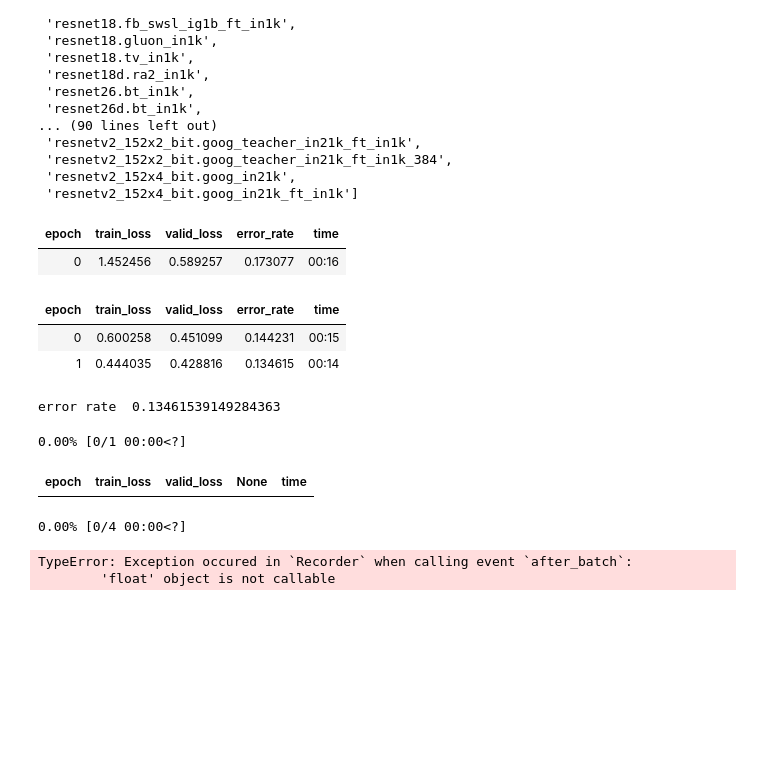
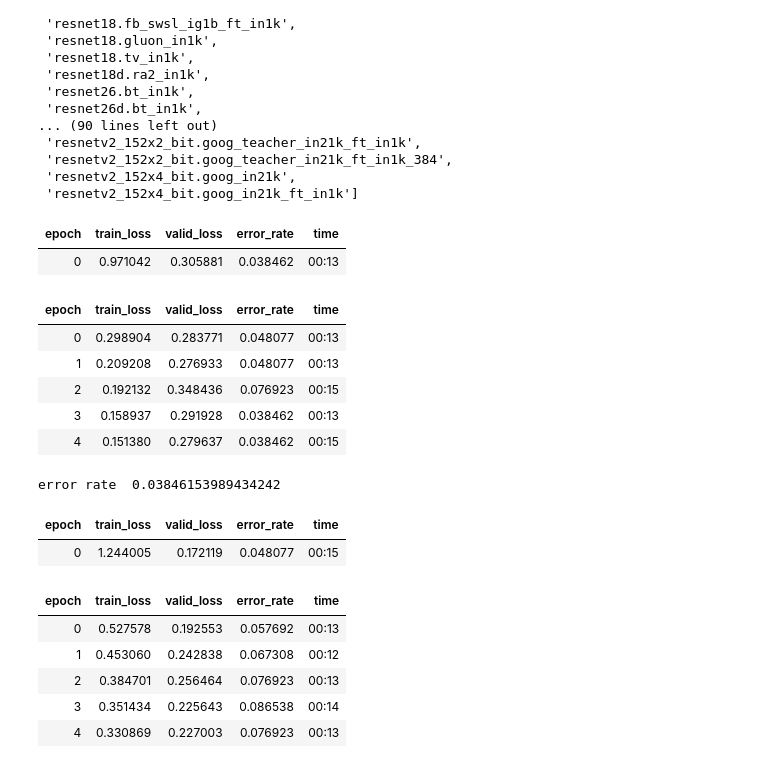
Before and after one commit to jffist/fastai22, a Jupyter notebook: clean/02_2_bears_with_timm.ipynb, the cells around one changed output. Cells and saved outputs as stored; diff of their text form; code cells hidden in the pictures; blank space fills up the shorter version.

```diff
--- a/clean/02_2_bears_with_timm.ipynb
+++ b/clean/02_2_bears_with_timm.ipynb
@@ -100,8 +101,8 @@ dls.valid.show_batch(max_n=4, nrows=1)
 # %% [markdown]
 ## Training Your Model, and Using It to Clean Your Data
 # %%
-#bears = bears.new(item_tfms=RandomResizedCrop(64, min_scale=0.5), batch_tfms=aug_transforms())
-#dls = bears.dataloaders(path, bs=32)
+bears = bears.new(item_tfms=RandomResizedCrop(128, min_scale=0.5), batch_tfms=aug_transforms())
+dls = bears.dataloaders(path, bs=32)
 # %% [markdown]
 # Experiment with different kind of models
 # %%
@@ -129,27 +130,33 @@ timm.list_models('resnet*', pretrained=True)
  'resnetv2_152x4_bit.goog_in21k',
  'resnetv2_152x4_bit.goog_in21k_ft_in1k']
 # %%
-learn = vision_learner(dls, resnet18, metrics=error_rate)
-learn.fine_tune(2)
-metrics = learn.recorder.values
-error_rate = metrics[-1][-1]
-print("error rate ", error_rate)
+learn1 = vision_learner(dls, resnet18, metrics=error_rate)
+learn1.fine_tune(5)
+metrics1 = learn1.recorder.values
+error_rate1 = metrics1[-1][-1]
+print("error rate ", error_rate1)
 # %% [output]
 | epoch | train_loss | valid_loss | error_rate | time |
-| 0 | 1.452456 | 0.589257 | 0.173077 | 00:16 |
+| 0 | 0.971042 | 0.305881 | 0.038462 | 00:13 |
 | epoch | train_loss | valid_loss | error_rate | time |
-| 0 | 0.600258 | 0.451099 | 0.144231 | 00:15 |
-| 1 | 0.444035 | 0.428816 | 0.134615 | 00:14 |
+| 0 | 0.298904 | 0.283771 | 0.048077 | 00:13 |
+| 1 | 0.209208 | 0.276933 | 0.048077 | 00:13 |
+| 2 | 0.192132 | 0.348436 | 0.076923 | 00:15 |
+| 3 | 0.158937 | 0.291928 | 0.038462 | 00:13 |
+| 4 | 0.151380 | 0.279637 | 0.038462 | 00:15 |
-error rate  0.13461539149284363
+error rate  0.03846153989434242
 # %%
-learn = vision_learner(dls, 'resnet34.a1_in1k', metrics=error_rate)
-learn.fine_tune(2)
-#metrics = learn.recorder.values
-#error_rate = metrics[-1][-1]
-#print("error rate ", error_rate)
+learn2 = vision_learner(dls, 'resnet34.a1_in1k', metrics=error_rate)
+learn2.fine_tune(5)
+metrics2 = learn2.recorder.values
+error_rate2 = metrics2[-1][-1]
+print("error rate ", error_rate2)
 # %% [output]
-0.00% [0/1 00:00<?]
-| epoch | train_loss | valid_loss | None | time |
+| epoch | train_loss | valid_loss | error_rate | time |
+| 0 | 1.244005 | 0.172119 | 0.048077 | 00:15 |
-0.00% [0/4 00:00<?]
-TypeError: Exception occured in `Recorder` when calling event `after_batch`:
-        'float' object is not callable
+| epoch | train_loss | valid_loss | error_rate | time |
+| 0 | 0.527578 | 0.192553 | 0.057692 | 00:13 |
+| 1 | 0.453060 | 0.242838 | 0.067308 | 00:12 |
+| 2 | 0.384701 | 0.256464 | 0.076923 | 00:13 |
+| 3 | 0.351434 | 0.225643 | 0.086538 | 00:14 |
+| 4 | 0.330869 | 0.227003 | 0.076923 | 00:13 |
```
Also changed, not shown: parts of 5 cells of this notebook, 1 other file.
